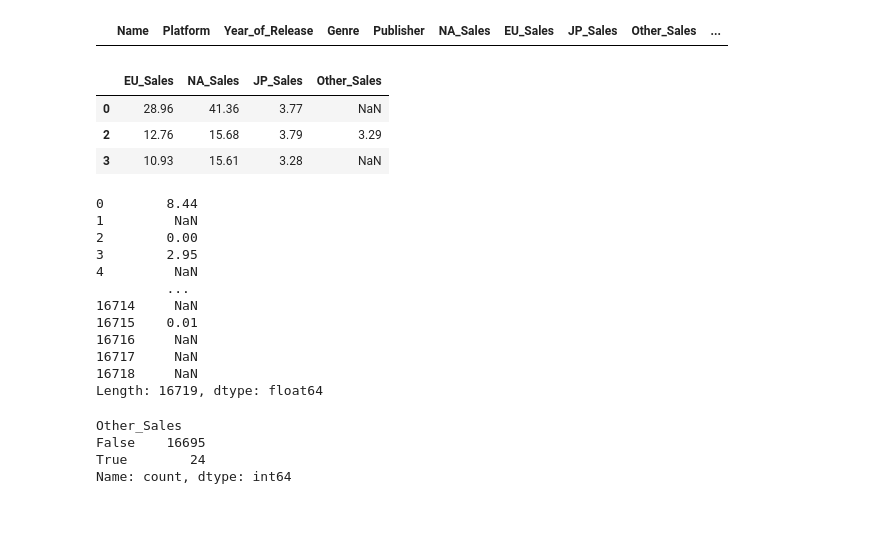
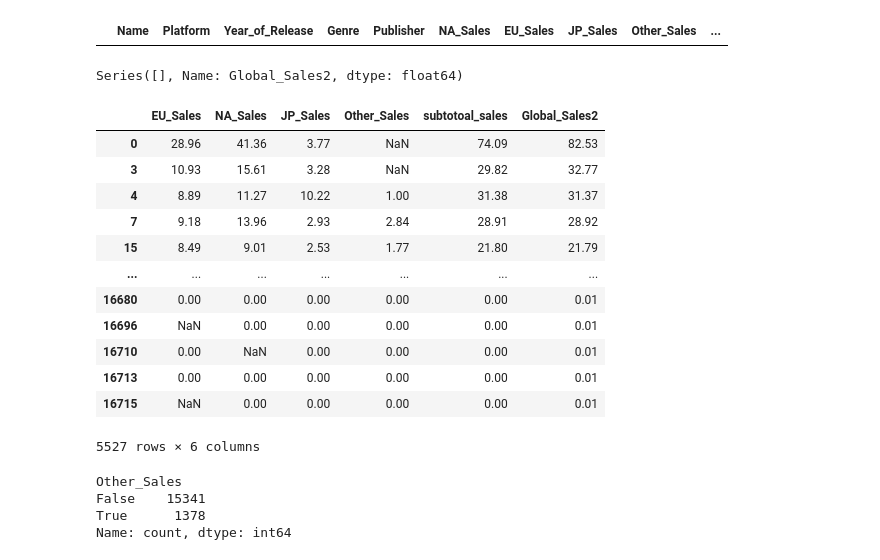
Before and after one commit to JUrielCerecero/analisis-de-datos-de-videojuegos, a Jupyter notebook: etl.ipynb, the cells around one changed output. Drawn from its saved outputs; the diff is of its cells as text; code cells hidden in the pictures; blank space fills up the shorter version.

```diff
--- a/etl.ipynb
+++ b/etl.ipynb
@@ -309,4 +398,0 @@ dfvideogamessales.loc[dfvideogamessales['Name'] == 'Madden NFL 2002', 'Year_of_R
-# %%
-dfvideogamessales=pd.read_csv(r'C:\Users\p2_ge\OneDrive\Documentos\bootcamp\M5\Proyecto Integrador\3 Gaming\analisis-de-datos-de-videojuegos\videogames_sales.csv')
-dfvideogamessales.drop(columns='Unnamed: 0',inplace=True)
-dfvideogamessales.head()
@@ -360,2 +441,6 @@ dfvideogamessales['Global_Sales2']=dfvideogamessales['Global_Sales']
 # %%
-dfvideogamessales['Global_Sales2'].fillna(dfvideogamessales[['EU_Sales','NA_Sales','JP_Sales','Other_Sales']].sum(axis=1),inplace=True)
+#rellenamos valores faltantes de las ventas globales con la suma de las columnas por region
+dfvideogamessales['Global_Sales2'].fillna(round(dfvideogamessales[['EU_Sales','NA_Sales','JP_Sales','Other_Sales']].sum(axis=1),2),inplace=True)
+dfvideogamessales['Global_Sales2'][dfvideogamessales['Global_Sales2'].isna()]
+# %% [output]
+Series([], Name: Global_Sales2, dtype: float64)
@@ -366,33 +447,25 @@ for a in cols1:
-# %%
-dfvideogamessales[['EU_Sales','NA_Sales','JP_Sales','Other_Sales']][dfvideogamessales['subtotoal_sales']<dfvideogamessales['Global_Sales2']].head(3)
-# %% [output]
-|  | EU_Sales | NA_Sales | JP_Sales | Other_Sales |
-| 0 | 28.96 | 41.36 | 3.77 | NaN |
-| 2 | 12.76 | 15.68 | 3.79 | 3.29 |
-| 3 | 10.93 | 15.61 | 3.28 | NaN |
-# %%
-round(dfvideogamessales['Global_Sales2']-dfvideogamessales[['EU_Sales','NA_Sales','JP_Sales','Other_Sales']][dfvideogamessales['subtotoal_sales']<dfvideogamessales['Global_Sales2']].sum(axis=1),2)
-# %% [output]
-0        8.44
-1         NaN
-2        0.00
-3        2.95
-4         NaN
-         ...
-16714     NaN
-16715    0.01
-16716     NaN
-16717     NaN
-16718     NaN
-Length: 16719, dtype: float64
-# %%
-dfvideogamessales['Other_Sales'][dfvideogamessales['subtotoal_sales']<dfvideogamessales['Global_Sales2']].fillna(round(dfvideogamessales['Global_Sales2']-dfvideogamessales['subtotoal_sales'],2),inplace=True)
-# %%
-dfvideogamessales['subtotoal_sales']=dfvideogamessales[['EU_Sales','NA_Sales','JP_Sales','Other_Sales']].sum(axis=1)
+# %%
+#se actualiza columna de subtotales y se checa
+dfvideogamessales['subtotoal_sales']=round(dfvideogamessales[['EU_Sales','NA_Sales','JP_Sales','Other_Sales']].sum(axis=1),2)
+dfvideogamessales[['EU_Sales','NA_Sales','JP_Sales','Other_Sales','subtotoal_sales','Global_Sales2']][dfvideogamessales['subtotoal_sales']!=dfvideogamessales['Global_Sales2']]
+# %% [output]
+|  | EU_Sales | NA_Sales | JP_Sales | Other_Sales | subtotoal_sales | Global_Sales2 |
+| 0 | 28.96 | 41.36 | 3.77 | NaN | 74.09 | 82.53 |
+| 3 | 10.93 | 15.61 | 3.28 | NaN | 29.82 | 32.77 |
+| 4 | 8.89 | 11.27 | 10.22 | 1.00 | 31.38 | 31.37 |
+| 7 | 9.18 | 13.96 | 2.93 | 2.84 | 28.91 | 28.92 |
+| 15 | 8.49 | 9.01 | 2.53 | 1.77 | 21.80 | 21.79 |
+| ... | ... | ... | ... | ... | ... | ... |
+| 16680 | 0.00 | 0.00 | 0.00 | 0.00 | 0.00 | 0.01 |
+| 16696 | NaN | 0.00 | 0.00 | 0.00 | 0.00 | 0.01 |
+| 16710 | 0.00 | NaN | 0.00 | 0.00 | 0.00 | 0.01 |
+| 16713 | 0.00 | 0.00 | 0.00 | 0.00 | 0.00 | 0.01 |
+| 16715 | NaN | 0.00 | 0.00 | 0.00 | 0.00 | 0.01 |
+5527 rows × 6 columns
 # %%
 dfvideogamessales['Other_Sales'].isna().value_counts()
 # %% [output]
 Other_Sales
-False    16695
-True        24
+False    15341
+True      1378
 Name: count, dtype: int64
```
Also changed, not shown: parts of 58 cells of this notebook, 3 other files.
